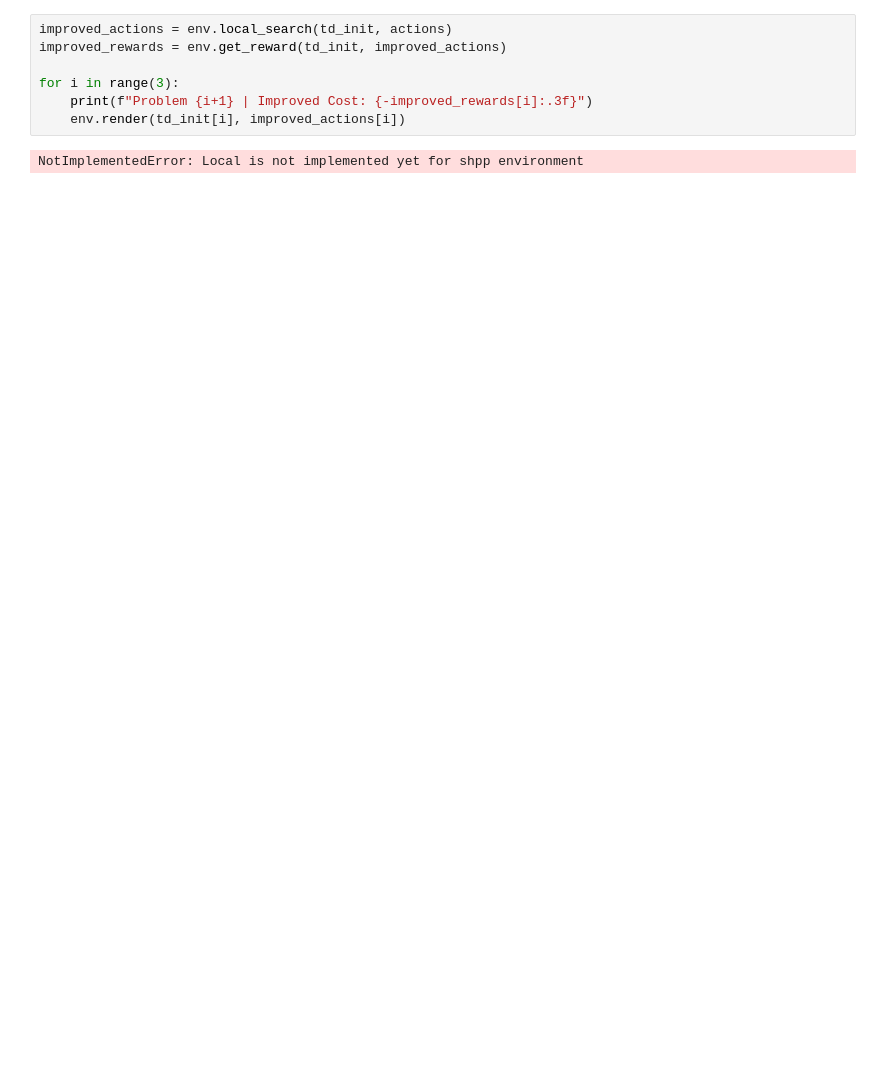
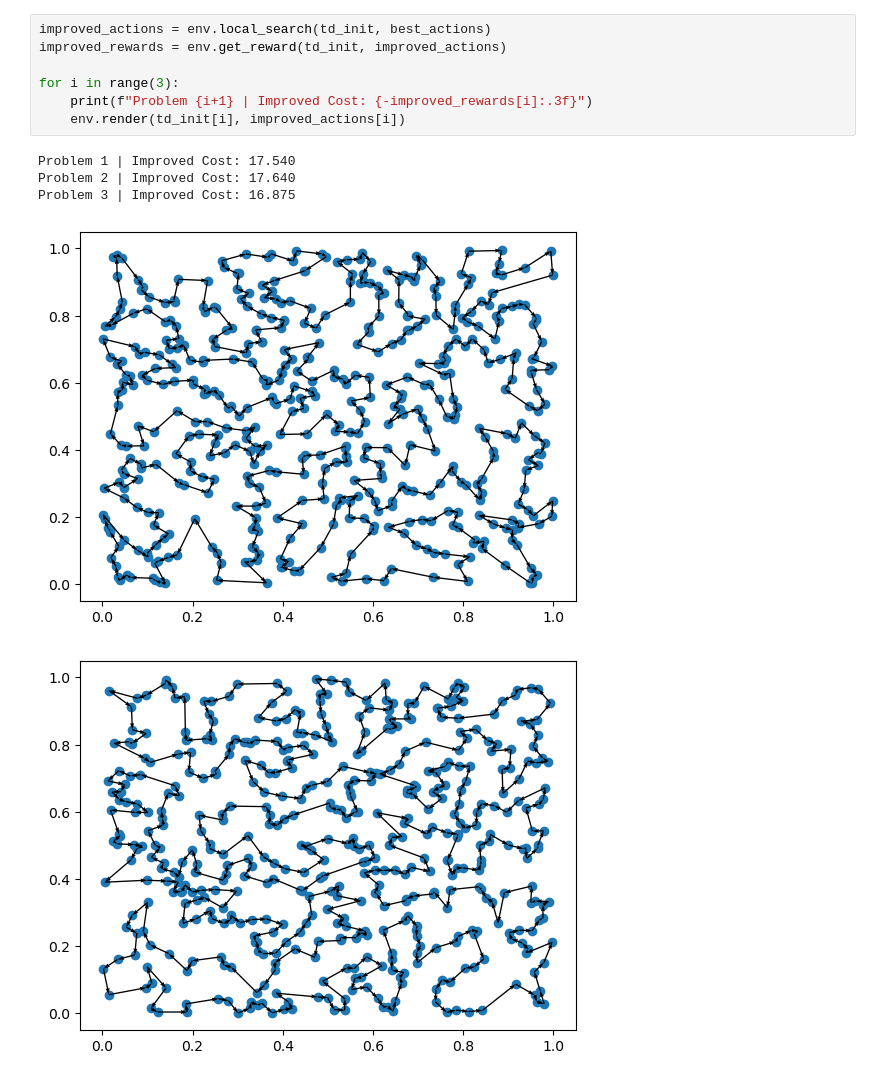
Before and after one commit to abcdhhhh/POMO-BD, a Jupyter notebook: show.ipynb, the cells around one changed output. Saved outputs shown, nothing was run; the diff lists cells and outputs as text; blank space fills up the shorter version.

```diff
--- a/show.ipynb
+++ b/show.ipynb
@@ -99,9 +115,13 @@ Problem 3 | Cost: 10.336
 # %%
-improved_actions = env.local_search(td_init, actions)
+improved_actions = env.local_search(td_init, best_actions)
 improved_rewards = env.get_reward(td_init, improved_actions)
 
 for i in range(3):
     print(f"Problem {i+1} | Improved Cost: {-improved_rewards[i]:.3f}")
     env.render(td_init[i], improved_actions[i])
 # %% [output]
-NotImplementedError: Local is not implemented yet for shpp environment
+Problem 1 | Improved Cost: 17.540
+Problem 2 | Improved Cost: 17.640
+Problem 3 | Improved Cost: 16.875
+[figure, added]
+[figure, added]
```
Also changed, not shown: parts of 3 cells of this notebook, 6 other files.
